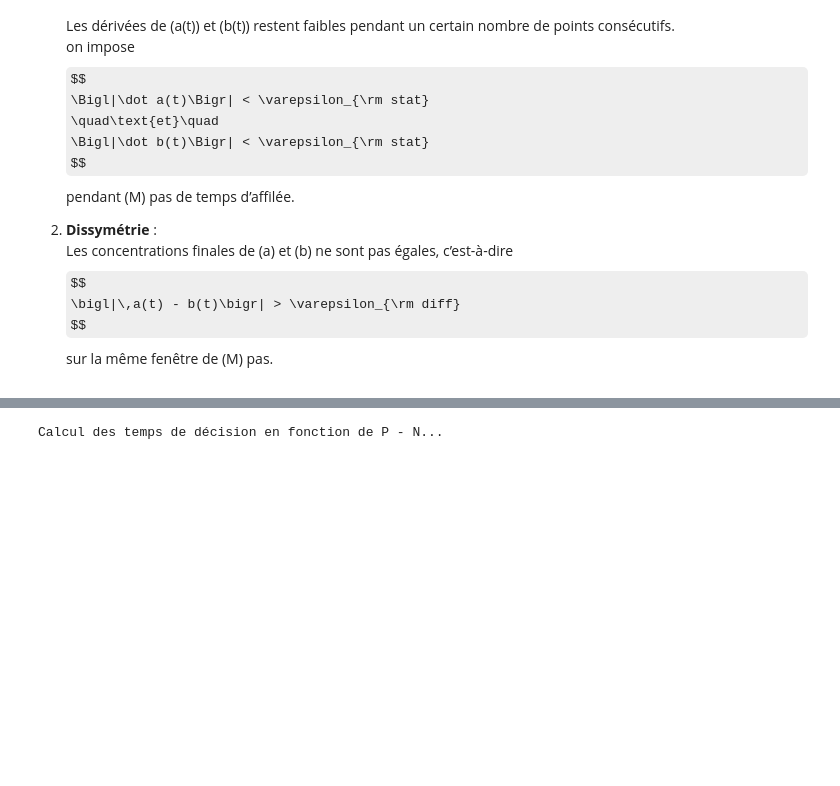
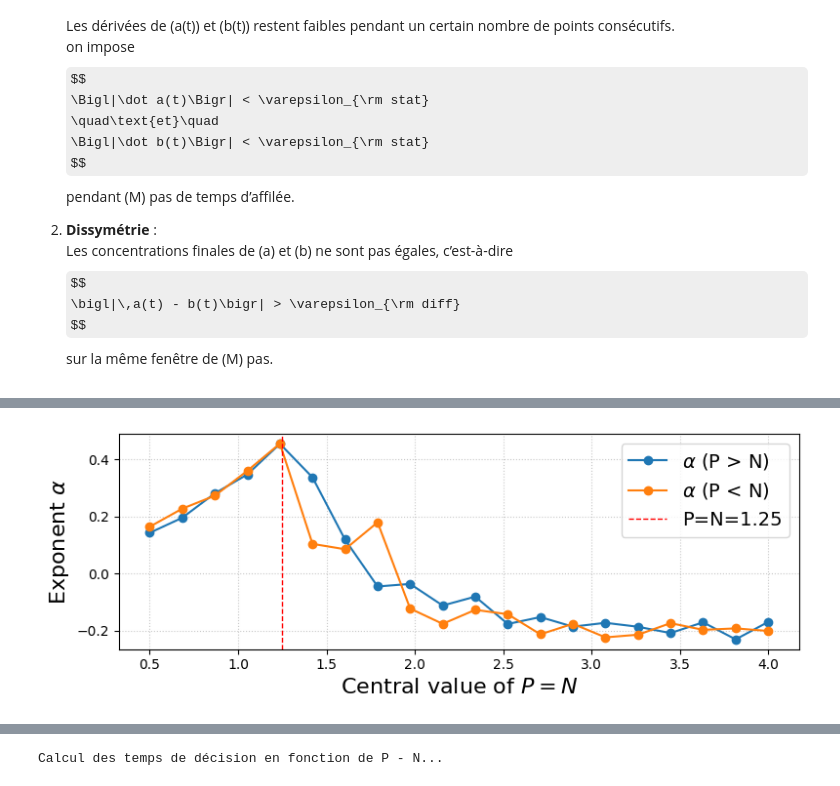
Before and after one commit to Aeronobase/Code-neural-network-with-CRNs, a Jupyter notebook: Sym Neuron-Rondelez_4_Response delay.ipynb, the cells around one changed output, grey strips where cells are left out. Cells and saved outputs as stored; diff of their text form; code cells hidden in the pictures; some formulas as TeX source; blank space fills up the shorter version.

```diff
--- a/Sym Neuron-Rondelez_4_Response delay.ipynb
+++ b/Sym Neuron-Rondelez_4_Response delay.ipynb
@@ -305,8 +309,8 @@ t_eval = np.linspace(0, tf, 3000)
 dt = t_eval[1] - t_eval[0]
 
 # --- Balayage gaussien autour de P = N ---
-P_center, N_center = 1.0, 1.0
-num_samples = 500
+P_center, N_center = 4.0, 4.0
+num_samples = 100
 delta_range = np.random.normal(loc=0.0, scale=0.1, size=num_samples)
 noise_sigma = 0.02
 
@@ -435,0 +513,16 @@ plt.show()
+# %%
+plt.figure(figsize=(8,3))
+plt.plot(P_vals, alphas_pos, 'o-', label=r'$\alpha$ (P > N)', color='C0')
+plt.plot(P_vals, alphas_neg, 'o-', label=r'$\alpha$ (P < N)', color='C1')
+
+# Ligne verticale pointillée rouge à P = N = 1.25
+plt.axvline(x=1.25, color='red', linestyle='--', linewidth=1, label='P=N=1.25')
+
+plt.xlabel(r'Central value of $P=N$', fontsize=16)
+plt.ylabel(r'Exponent $\alpha$', fontsize=16)
+plt.legend(fontsize=14)
+plt.grid(True, ls=':', alpha=0.7)
+plt.tight_layout()
+plt.show()
+# %% [output]
+[figure, added]
```
Also changed, not shown: parts of 8 cells of this notebook, 2 other files.
